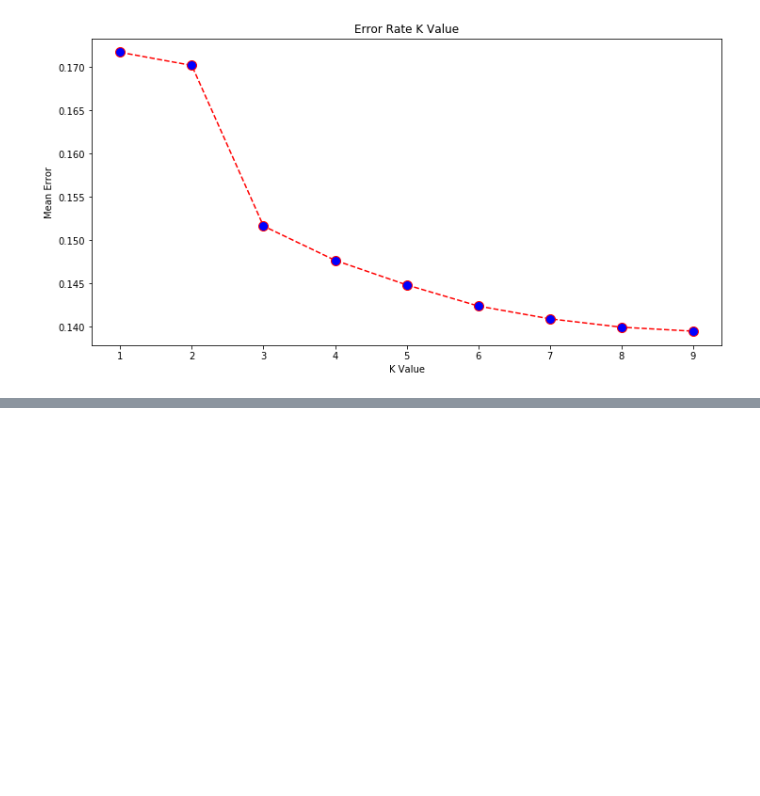
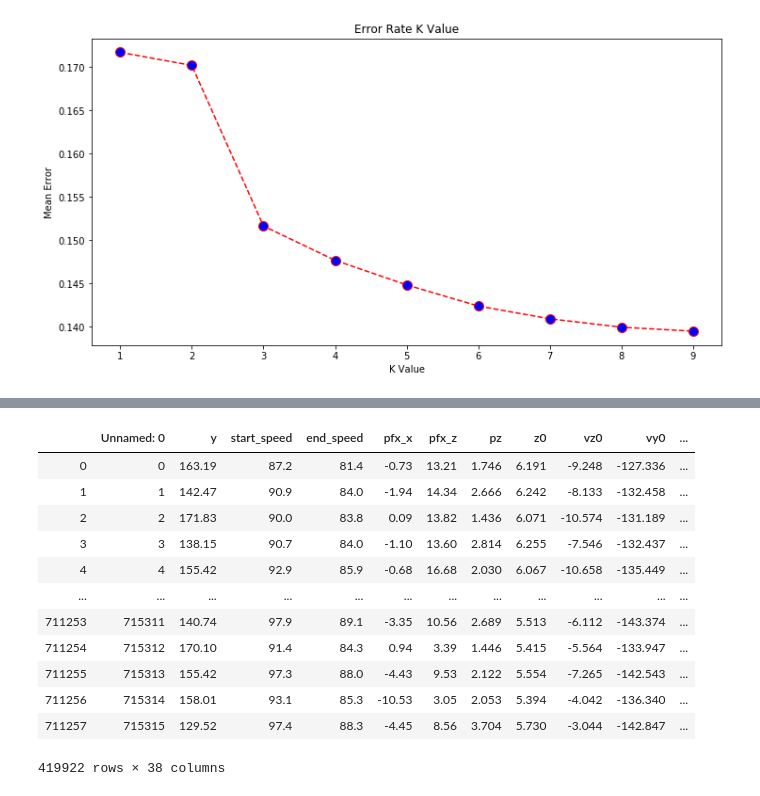
Before and after one commit to ayusharora99/Pitch_Classification, a Jupyter notebook: Modeling.ipynb, the cells around one changed output, grey strips where cells are left out. Saved outputs shown, nothing was run; the diff lists cells and outputs as text; code cells hidden in the pictures; blank space fills up the shorter version.

```diff
--- a/Modeling.ipynb
+++ b/Modeling.ipynb
@@ -175,3 +179,13 @@ y_pred = logreg.predict(X_test)
 # Logistic Regression with GCD
 clf = linear_model.SGDClassifier(loss='log',max_iter=1000, tol=1e-3)
 clf.fit(X_train, y_train)
+prob = (clf.predict_proba(X))
+y_pred = clf.predict(X)
+prob_dataset = pd.DataFrame({'Fastball %': prob[:, 2],
+                             'Slider %': prob[:, 6],
+                             'Curveball %': prob[:, 0],
+                             'Sinker %': prob[:, 5],
+                             'Changeup %': prob[:, 1],
+                             'Knuckleball %': prob[:, 4],
+                             'Splitter %': prob[:, 3],
+                             'Prediction:': y_pred})
@@ -245,3 +268,5 @@ plt.ylabel('Mean Error')
 # %% [output]
 Text(0, 0.5, 'Mean Error')
 [figure]
+# %%
+non_standardized = pd.read_csv('non_standardized.csv')
@@ -247,0 +293,2 @@ Text(0, 0.5, 'Mean Error')
+# %%
+result = pd.concat([non_standardized, prob_dataset], axis=1, join='inner')
@@ -247,0 +327,16 @@ Text(0, 0.5, 'Mean Error')
+# %%
+result[result['Prediction:'] == 'FF']
+# %% [output]
+|  | Unnamed: 0 | y | start_speed | end_speed | pfx_x | pfx_z | pz | z0 | vz0 | vy0 | ... |
+| 0 | 0 | 163.19 | 87.2 | 81.4 | -0.73 | 13.21 | 1.746 | 6.191 | -9.248 | -127.336 | ... |
+| 1 | 1 | 142.47 | 90.9 | 84.0 | -1.94 | 14.34 | 2.666 | 6.242 | -8.133 | -132.458 | ... |
+| 2 | 2 | 171.83 | 90.0 | 83.8 | 0.09 | 13.82 | 1.436 | 6.071 | -10.574 | -131.189 | ... |
+| 3 | 3 | 138.15 | 90.7 | 84.0 | -1.10 | 13.60 | 2.814 | 6.255 | -7.546 | -132.437 | ... |
+| 4 | 4 | 155.42 | 92.9 | 85.9 | -0.68 | 16.68 | 2.030 | 6.067 | -10.658 | -135.449 | ... |
+| ... | ... | ... | ... | ... | ... | ... | ... | ... | ... | ... | ... |
+| 711253 | 715311 | 140.74 | 97.9 | 89.1 | -3.35 | 10.56 | 2.689 | 5.513 | -6.112 | -143.374 | ... |
+| 711254 | 715312 | 170.10 | 91.4 | 84.3 | 0.94 | 3.39 | 1.446 | 5.415 | -5.564 | -133.947 | ... |
+| 711255 | 715313 | 155.42 | 97.3 | 88.0 | -4.43 | 9.53 | 2.122 | 5.554 | -7.265 | -142.543 | ... |
+| 711256 | 715314 | 158.01 | 93.1 | 85.3 | -10.53 | 3.05 | 2.053 | 5.394 | -4.042 | -136.340 | ... |
+| 711257 | 715315 | 129.52 | 97.4 | 88.3 | -4.45 | 8.56 | 3.704 | 5.730 | -3.044 | -142.847 | ... |
+419922 rows × 38 columns
```
Also changed, not shown: parts of 7 cells of this notebook, 1 other file.
